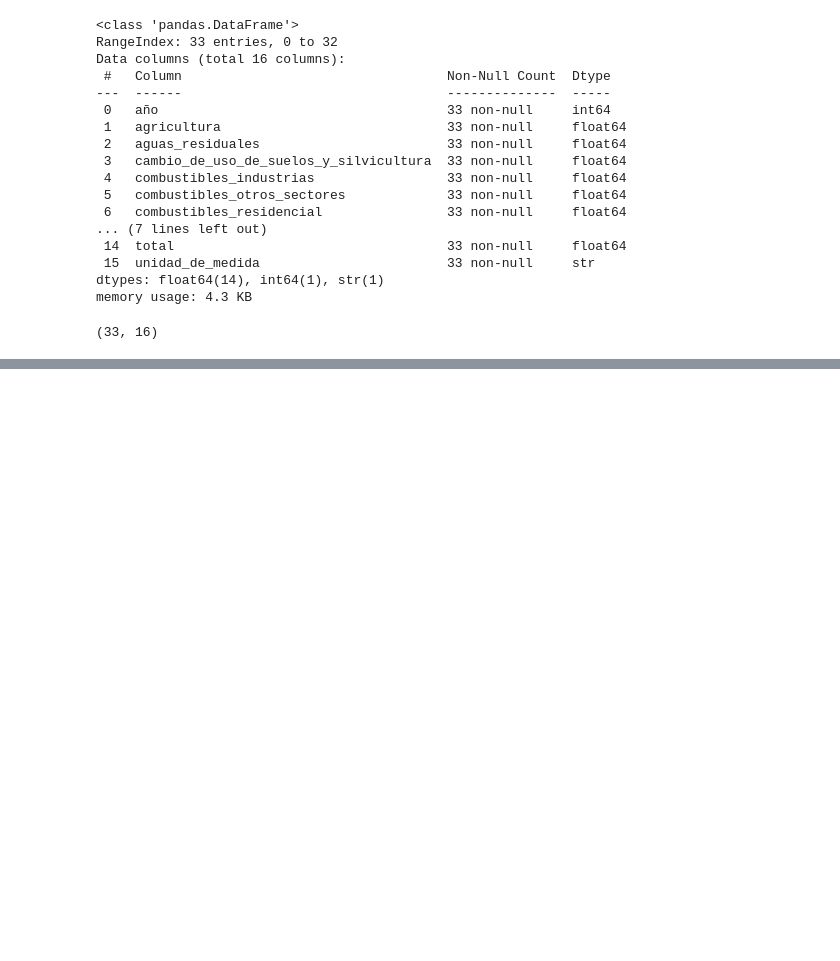
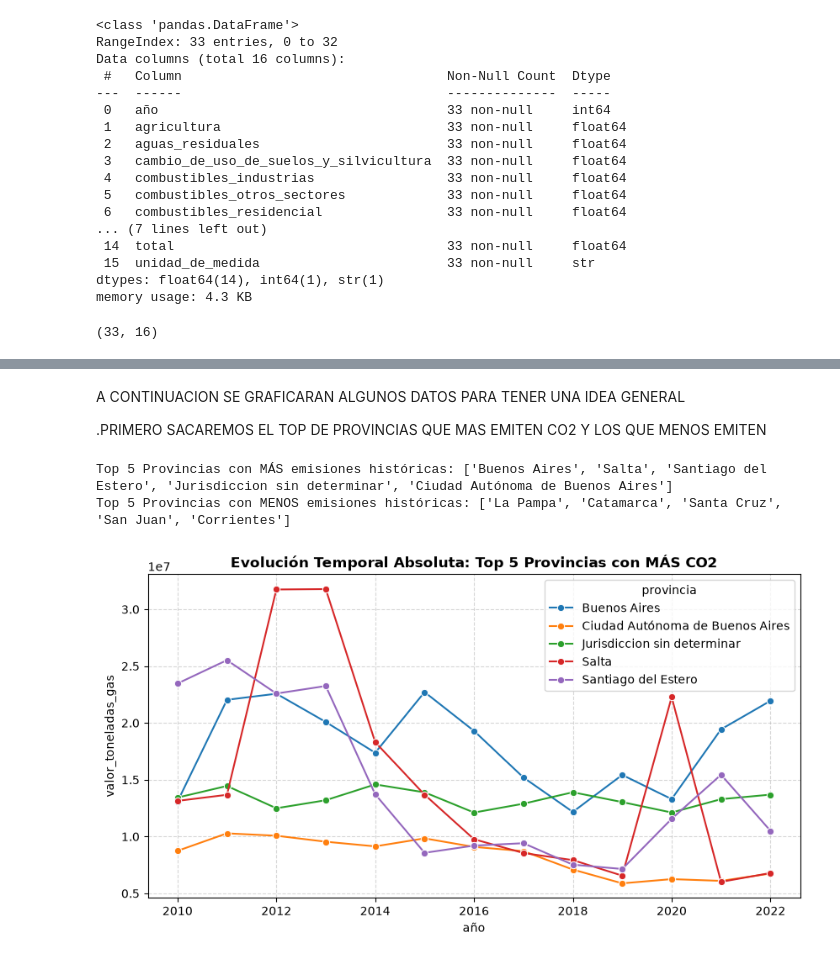
Before and after one commit to Axel99-code/Gases-de-efecto-invernadero, a Jupyter notebook: notebook.ipynb, the cells around one changed output, grey strips where cells are left out. Saved outputs shown, nothing was run; the diff lists cells and outputs as text; code cells hidden in the pictures; blank space fills up the shorter version.

Commit message:
Hacer los graficos de sectores y subsectores

```diff
--- a/notebook.ipynb
+++ b/notebook.ipynb
@@ -268,0 +386,41 @@ df_gas
+# %% [markdown]
+A CONTINUACION SE GRAFICARAN ALGUNOS DATOS PARA TENER UNA IDEA GENERAL
+
+.PRIMERO SACAREMOS EL TOP DE PROVINCIAS QUE MAS EMITEN CO2 Y LOS QUE MENOS EMITEN
+# %%
+import matplotlib.pyplot as plt
+import seaborn as sns
+
+df_grafico = df_limpio_provincia.copy()
+df_grafico["año"] = df_grafico["año"].astype(int)
+
+# =============================================================================
+# A. ENCONTRAR LOS TOP 5 (MÁS Y MENOS)
+# =============================================================================
+# Agrupamos por provincia para sacar el total histórico
+ranking_provincias = (df_grafico.groupby("provincia")["valor_toneladas_gas"].sum().sort_values(ascending=False).reset_index())
+
+# Extraemos los nombres de las provincias de los extremos
+provincias_mas = ranking_provincias.head(5)["provincia"].tolist()
+provincias_menos = ranking_provincias.tail(5)["provincia"].tolist()
+
+print("Top 5 Provincias con MÁS emisiones históricas:", provincias_mas)
+print("Top 5 Provincias con MENOS emisiones históricas:", provincias_menos)
+# %% [output]
+Top 5 Provincias con MÁS emisiones históricas: ['Buenos Aires', 'Salta', 'Santiago del Estero', 'Jurisdiccion sin determinar', 'Ciudad Autónoma de Buenos Aires']
+Top 5 Provincias con MENOS emisiones históricas: ['La Pampa', 'Catamarca', 'Santa Cruz', 'San Juan', 'Corrientes']
+# %%
+# Consolidamos los datos sumando por año y provincia
+
+df_top_mas = df_grafico[df_grafico["provincia"].isin(provincias_mas)]
+
+df_consol_mas = df_top_mas.groupby(["año", "provincia"])["valor_toneladas_gas"].sum().reset_index()
+
+# Graficamos los datos consolidados (Líneas limpias sin montañas)
+plt.figure(figsize=(10, 5))
+sns.lineplot(data=df_consol_mas, x="año", y="valor_toneladas_gas", hue="provincia", marker="o")
+plt.title("Evolución Temporal Absoluta: Top 5 Provincias con MÁS CO2", fontsize=12, fontweight="bold")
+plt.grid(True, linestyle="--", alpha=0.5)
+plt.show()
+# %% [output]
+[figure, added]
```
Also changed, not shown: parts of 11 cells of this notebook, 6 other files.
